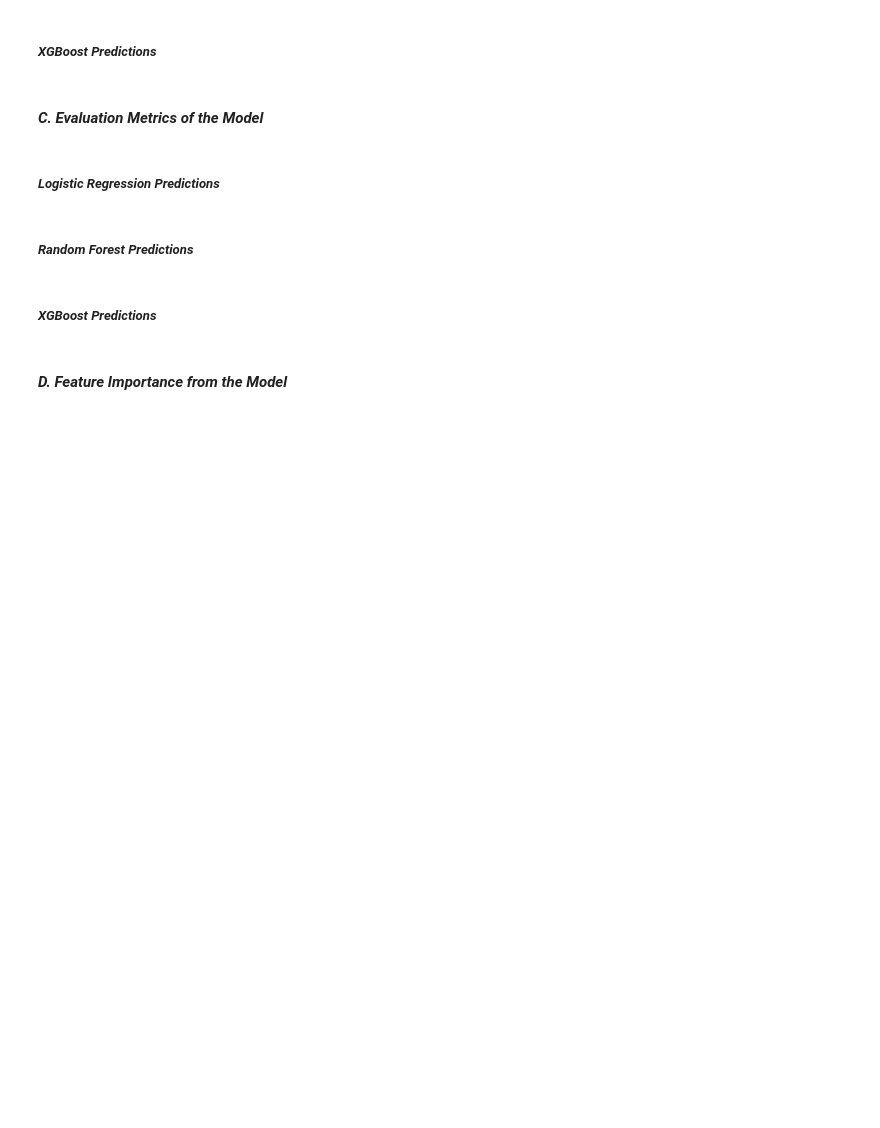
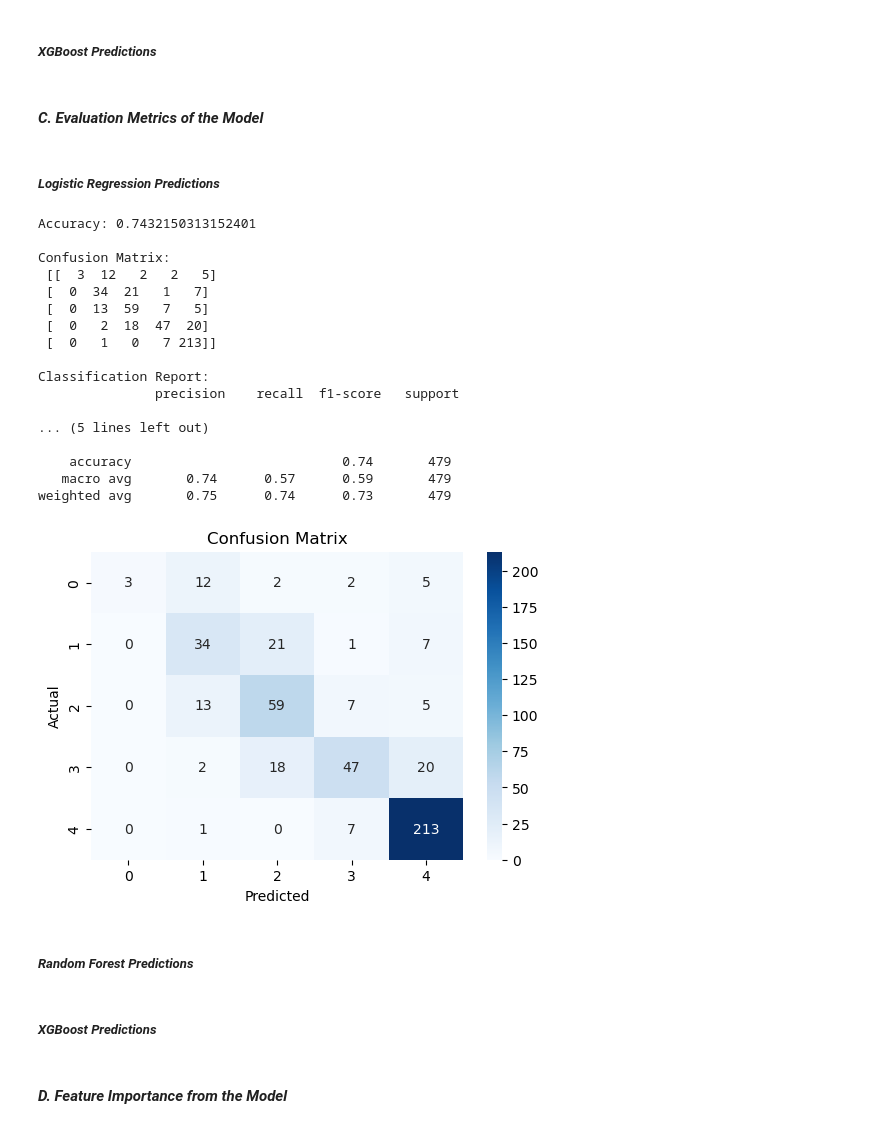
Before and after one commit to CountessOreo/Grade-Prediction-Tool, a Jupyter notebook: notebooks/Prepare_Data.ipynb, the cells around one changed output. Saved outputs shown, nothing was run; the diff lists cells and outputs as text; code cells hidden in the pictures; blank space fills up the shorter version.

```diff
--- a/notebooks/Prepare_Data.ipynb
+++ b/notebooks/Prepare_Data.ipynb
@@ -1520,6 +1593,11 @@ The data has 2392 rows and 14 columns
 #### ***B. Predictions of the Model***
 # %% [markdown]
 ##### ***Logistic Regression Predictions***
+# %%
+# ----------------------------------------
+# b) Make predictions using the model
+# ----------------------------------------
+y_pred = model.predict(X_test)
 # %% [markdown]
 ##### ***Random Forest Predictions***
 # %% [markdown]
@@ -1528,6 +1606,46 @@ The data has 2392 rows and 14 columns
 #### ***C. Evaluation Metrics of the Model***
 # %% [markdown]
 ##### ***Logistic Regression Predictions***
+# %%
+# ----------------------------------------
+# c) Evaluate the model performance
+# ----------------------------------------
+
+# Accuracy Score
+print("Accuracy:", accuracy_score(y_test, y_pred))
+
+# Confusion Matrix
+print("\nConfusion Matrix:\n", confusion_matrix(y_test, y_pred))
+
+# Classification Report
+print("\nClassification Report:\n", classification_report(y_test, y_pred))
+
+# Visualize the confusion matrix
+plt.figure(figsize=(6, 4))
+sns.heatmap(confusion_matrix(y_test, y_pred), annot=True, fmt='d', cmap='Blues')
+plt.title("Confusion Matrix")
+plt.xlabel("Predicted")
+plt.ylabel("Actual")
+plt.show()
+# %% [output]
+Accuracy: 0.7432150313152401
+
+Confusion Matrix:
+ [[  3  12   2   2   5]
+ [  0  34  21   1   7]
+ [  0  13  59   7   5]
+ [  0   2  18  47  20]
+ [  0   1   0   7 213]]
+
+Classification Report:
+               precision    recall  f1-score   support
+
+... (5 lines left out)
+
+    accuracy                           0.74       479
+   macro avg       0.74      0.57      0.59       479
+weighted avg       0.75      0.74      0.73       479
+[figure, added]
 # %% [markdown]
 ##### ***Random Forest Predictions***
 # %% [markdown]
```
Also changed, not shown: parts of 3 cells of this notebook, 2 other files.
